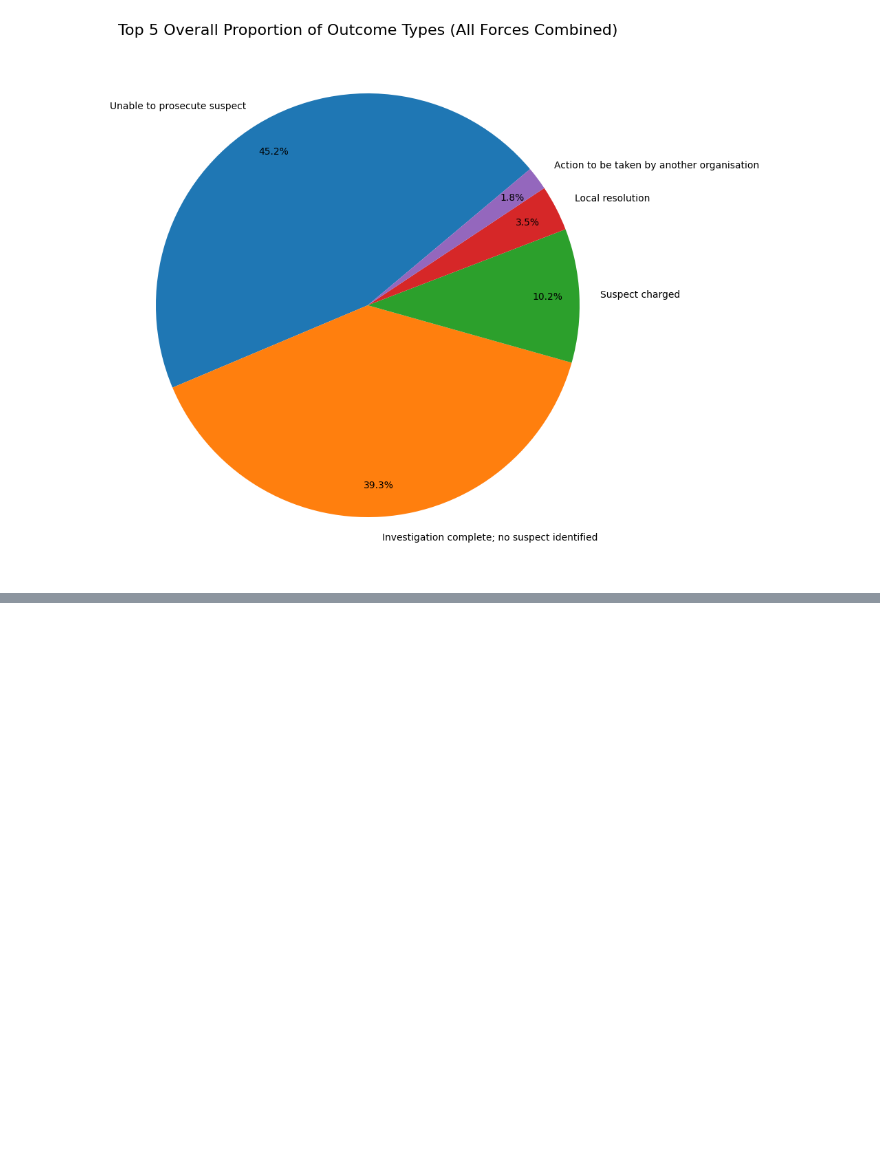
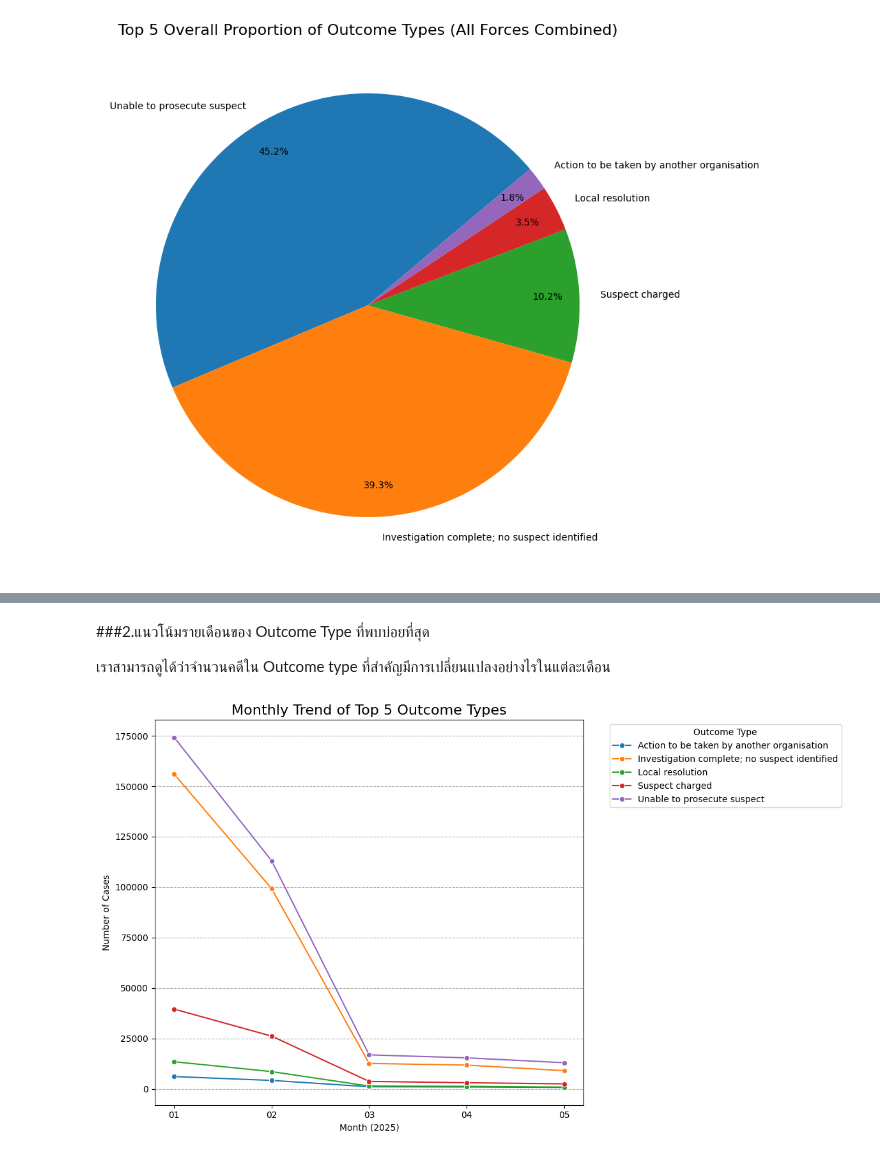
Before and after one commit to jangInw007/JENZY_Project, a Jupyter notebook: JENZY_is_perfect_project_Basicpro.ipynb, the cells around one changed output, grey strips where cells are left out. Cells and saved outputs as stored; diff of their text form; code cells hidden in the pictures; blank space fills up the shorter version.

Commit message:
Outcome Colab Final

```diff
--- a/JENZY_is_perfect_project_Basicpro.ipynb
+++ b/JENZY_is_perfect_project_Basicpro.ipynb
@@ -212,3 +200,23 @@ combined_outcomes_2025_all_months.isnull().sum()
 | Police_Force | 0 |
 | Is_LonLat_Imputed | 0 |
 dtype: int64
+# %%
+# กรองเฉพาะแถวที่มี Crime ID ซ้ำ
+duplicate_crime_rows = combined_outcomes_2025_all_months[combined_outcomes_2025_all_months['Crime ID'].duplicated(keep=False)].sort_values(by=['Crime ID', 'Month'])
+
+# ตรวจสอบว่า Outcome type มีการเปลี่ยนแปลงสำหรับแต่ละ Crime ID ที่ซ้ำกันหรือไม่
+# เราจะ Group by Crime ID และนับจำนวน Outcome type ที่ไม่ซ้ำกันในแต่ละกลุ่ม
+outcome_change_check = duplicate_crime_rows.groupby('Crime ID')['Outcome type'].nunique().reset_index(name='Unique_Outcome_Types')
+
+# กรองเฉพาะ Crime ID ที่มี Unique_Outcome_Types มากกว่า 1 (หมายถึง Outcome type เปลี่ยนแปลง)
+crime_ids_with_outcome_change = outcome_change_check[outcome_change_check['Unique_Outcome_Types'] > 1]['Crime ID']
+
+print(f"จำนวน Crime ID ที่ซ้ำกันในต่างเดือนและมี Outcome type เปลี่ยนแปลง: {len(crime_ids_with_outcome_change)}")
+
+# หากต้องการดูตัวอย่าง Crime ID ที่ Outcome type เปลี่ยนแปลง:
+if not crime_ids_with_outcome_change.empty:
+    print("\nตัวอย่าง Crime ID ที่มี Outcome type เปลี่ยนแปลง:")
+    # แสดงข้อมูลเต็มของ Crime ID เหล่านี้
+    display(duplicate_crime_rows[duplicate_crime_rows['Crime ID'].isin(crime_ids_with_outcome_change)].head(10))
+else:
+    print("\nไม่มี Crime ID ที่ซ้ำกันในต่างเดือนและมี Outcome type เปลี่ยนแปลง")
@@ -1617,0 +346,36 @@ Number of Crime IDs with Outcome Change (Suspect charged, month_sort=1) by Polic
+# %% [markdown]
+###2.แนวโน้มรายเดือนของ Outcome Type ที่พบบ่อยที่สุด
+
+เราสามารถดูได้ว่าจำนวนคดีใน Outcome type ที่สำคัญมีการเปลี่ยนแปลงอย่างไรในแต่ละเดือน
+# %%
+# เลือก Outcome type 5 อันดับแรกจาก total_outcomes_breakdown ที่คำนวณไว้ก่อนหน้านี้
+top_5_outcome_types = total_outcomes_breakdown.nlargest(5, 'Total_Count')['Outcome type'].tolist()
+
+# กรองข้อมูลเฉพาะ Outcome type 5 อันดับแรก
+df_top_outcomes = combined_outcomes_2025_all_months[
+    combined_outcomes_2025_all_months['Outcome type'].isin(top_5_outcome_types)
+].copy()
+
+# นับจำนวนคดีแยกตามเดือนและ Outcome type
+monthly_outcome_counts = df_top_outcomes.groupby(['Month', 'Outcome type']).size().reset_index(name='Count')
+
+# สร้างกราฟเส้นแสดงแนวโน้มรายเดือน
+plt.figure(figsize=(12, 7))
+sns.lineplot(
+    data=monthly_outcome_counts,
+    x='Month',
+    y='Count',
+    hue='Outcome type',
+    marker='o' # เพิ่ม marker ที่จุดข้อมูล
+)
+
+plt.title('Monthly Trend of Top 5 Outcome Types', fontsize=16)
+plt.xlabel('Month (2025)')
+plt.ylabel('Number of Cases')
+plt.xticks(monthly_outcome_counts['Month'].unique()) # แสดงทุกเดือนบนแกน x
+plt.grid(axis='y', linestyle='--')
+plt.legend(title='Outcome Type', bbox_to_anchor=(1.05, 1), loc='upper left')
+plt.tight_layout()
+plt.show()
+# %% [output]
+[figure, added]
```
Also changed, not shown: parts of 103 cells of this notebook.
